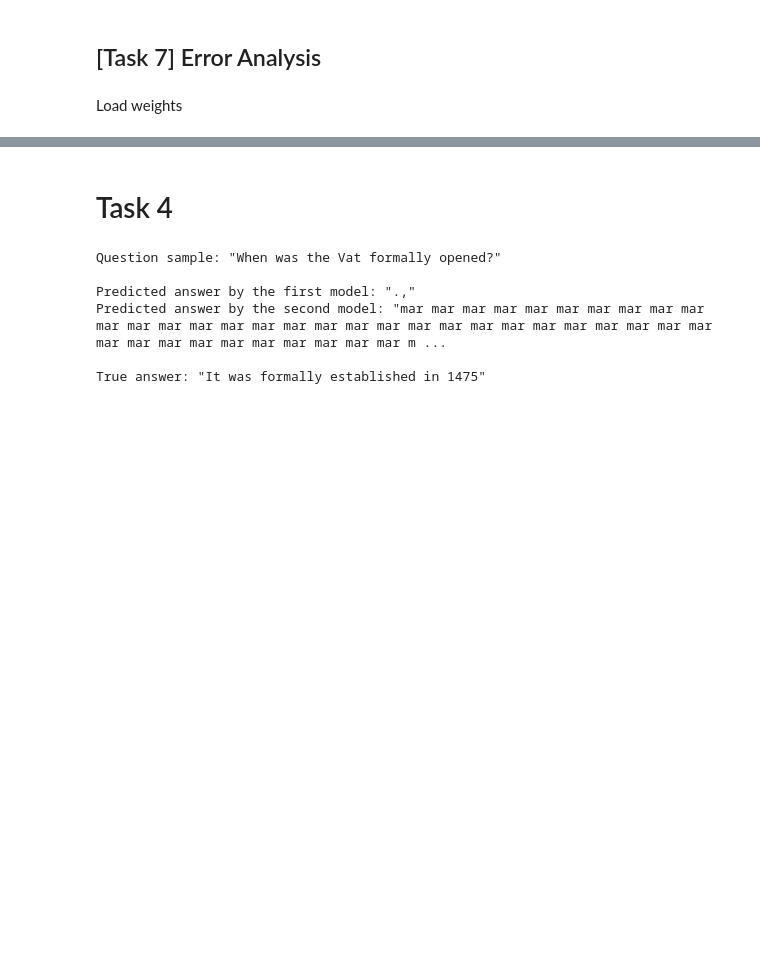
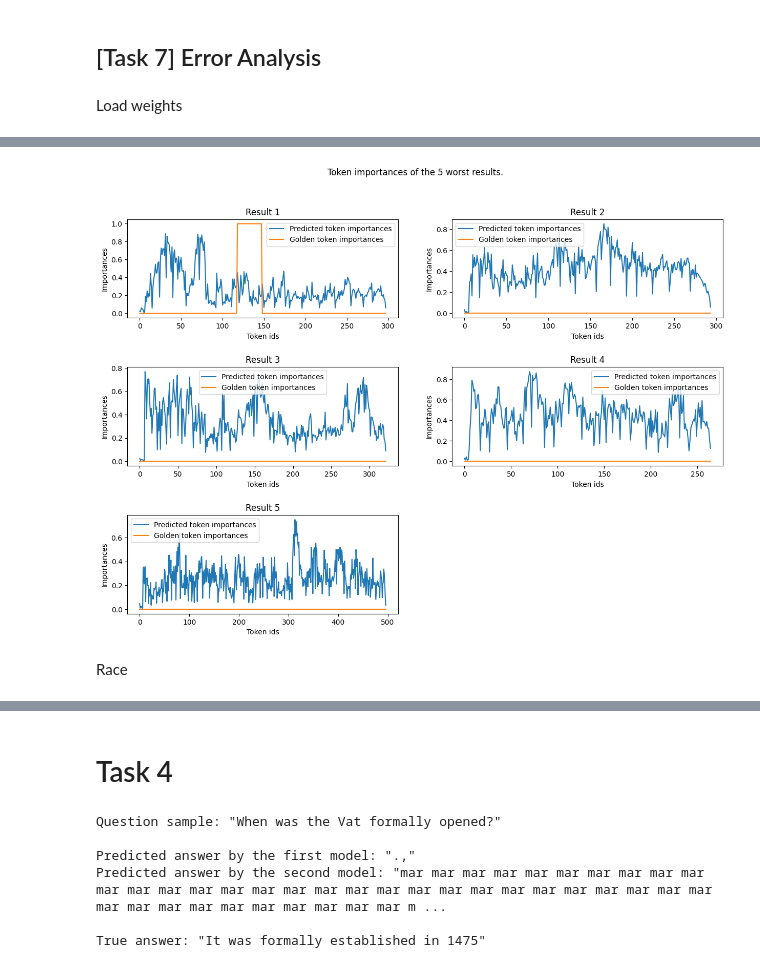
Before and after one commit to RiccardoSpolaor/Question-Answering, a Jupyter notebook: main_trainer_redone.ipynb, the cells around one changed output, grey strips where cells are left out. Saved outputs shown, nothing was run; the diff lists cells and outputs as text; code cells hidden in the pictures; blank space fills up the shorter version.

```diff
--- a/main_trainer_redone.ipynb
+++ b/main_trainer_redone.ipynb
@@ -629,0 +592,6 @@ KeyboardInterrupt:
+# %%
+plot_token_importances('mctest', sources_statistics_dict, M2)
+# %% [output]
+[figure, added]
+# %% [markdown]
+Race
```
Also changed, not shown: parts of 32 cells of this notebook, 2 other files.
